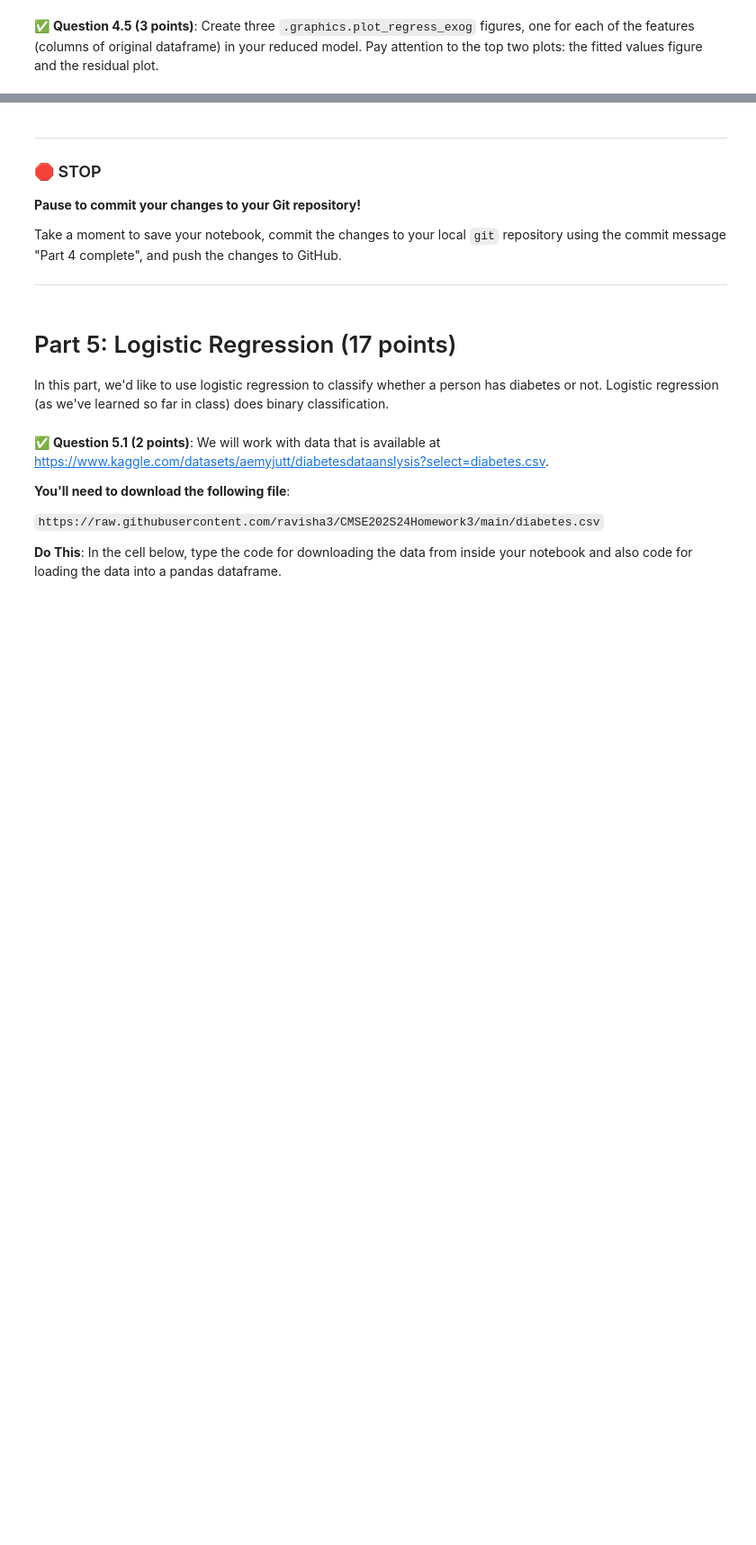
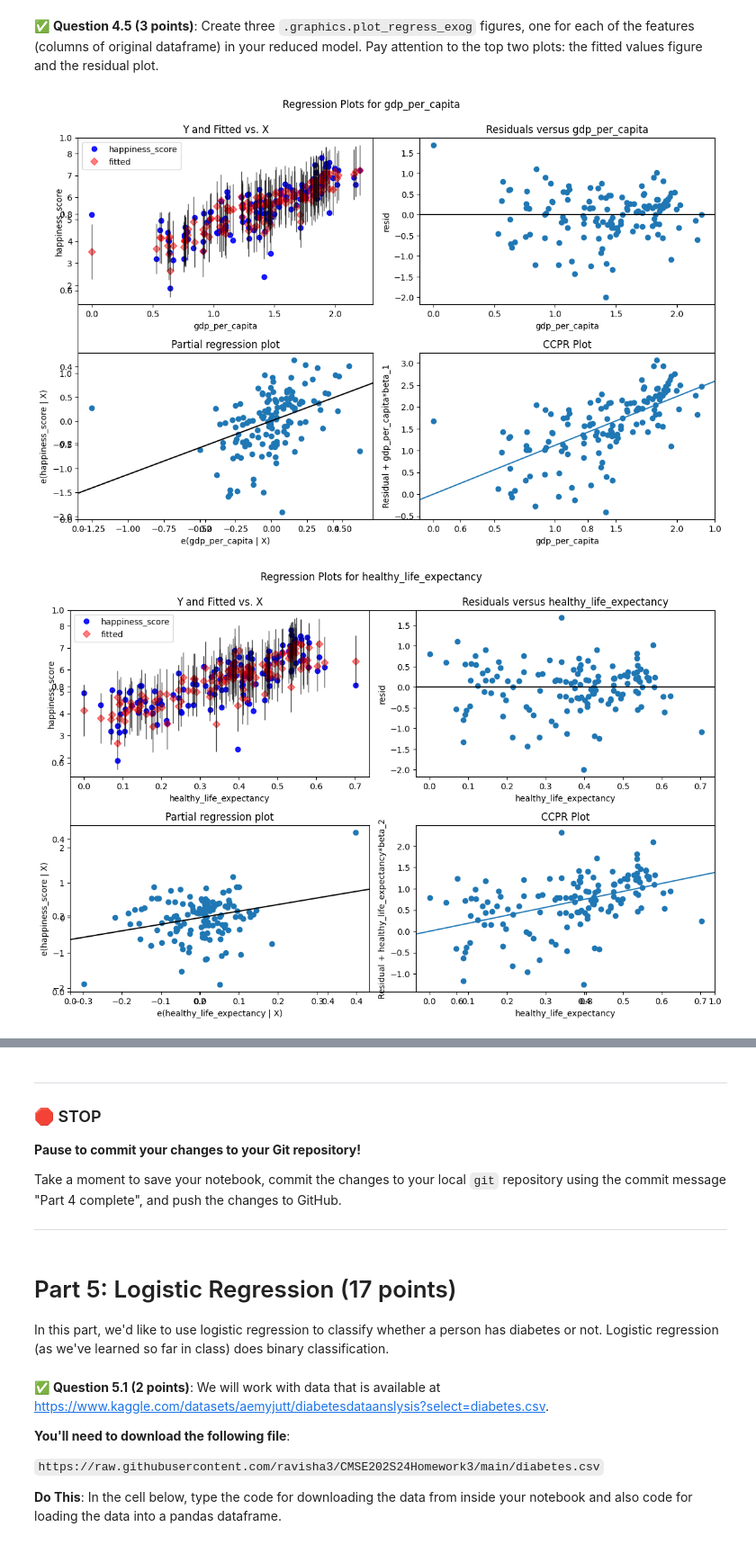
Before and after one commit to haileykuplerski/cmse202-s24-turnin, a Jupyter notebook: hw-03/HW-03_Regression-S24-Hailey_Kuplerski.ipynb, the cells around one changed output, grey strips where cells are left out. Shown at 90% size. Drawn from its saved outputs; the diff is of its cells as text; code cells hidden in the pictures; blank space fills up the shorter version.

```diff
--- a/hw-03/HW-03_Regression-S24-Hailey_Kuplerski.ipynb
+++ b/hw-03/HW-03_Regression-S24-Hailey_Kuplerski.ipynb
@@ -309,0 +308,15 @@ In this part, we'll use multiple features to do predictions.
+# %%
+# Put your code here
+X_22 = sm.add_constant(WHR22v2[['gdp_per_capita', 'healthy_life_expectancy', 'freedom_to_make_life_choices', 'generosity']])
+y_22 = WHR22v2['happiness_score']
+
+model_2022 = sm.OLS(y_22, X_22)
+results_2022 = model_2022.fit()
+print(results_2022.summary())
+
+X_23 = sm.add_constant(WHR23v2[['gdp_per_capita', 'healthy_life_expectancy', 'freedom_to_make_life_choices', 'generosity']])
+y_23 = WHR23v2['happiness_score']
+
+model_2023 = sm.OLS(y_23, X_23)
+results_2023 = model_2023.fit()
+print(results_2023.summary())
@@ -321,0 +355,8 @@ In this part, we'll use multiple features to do predictions.
+# %%
+# Put your code here
+X_23v2 = sm.add_constant(WHR23v2[['gdp_per_capita', 'healthy_life_expectancy', 'freedom_to_make_life_choices']])
+y_23v2 = WHR23v2['happiness_score']
+
+model_2023v2 = sm.OLS(y_23v2, X_23v2)
+results_2023v2 = model_2023v2.fit()
+print(results_2023v2.summary())
@@ -329,0 +389,16 @@ In this part, we'll use multiple features to do predictions.
+# %%
+# Put your code here.
+fig, ax = plt.subplots(figsize=(12, 8))
+fig = sm.graphics.plot_regress_exog(results_2023, 'gdp_per_capita', fig=fig)
+plt.show()
+
+fig, ax = plt.subplots(figsize=(12, 8))
+fig = sm.graphics.plot_regress_exog(results_2023, 'healthy_life_expectancy', fig=fig)
+plt.show()
+
+fig, ax = plt.subplots(figsize=(12, 8))
+fig = sm.graphics.plot_regress_exog(results_2023, 'freedom_to_make_life_choices', fig=fig)
+plt.show()
+# %% [output]
+[figure, added]
+[figure, added]
```
Also changed, not shown: parts of 11 cells of this notebook.
